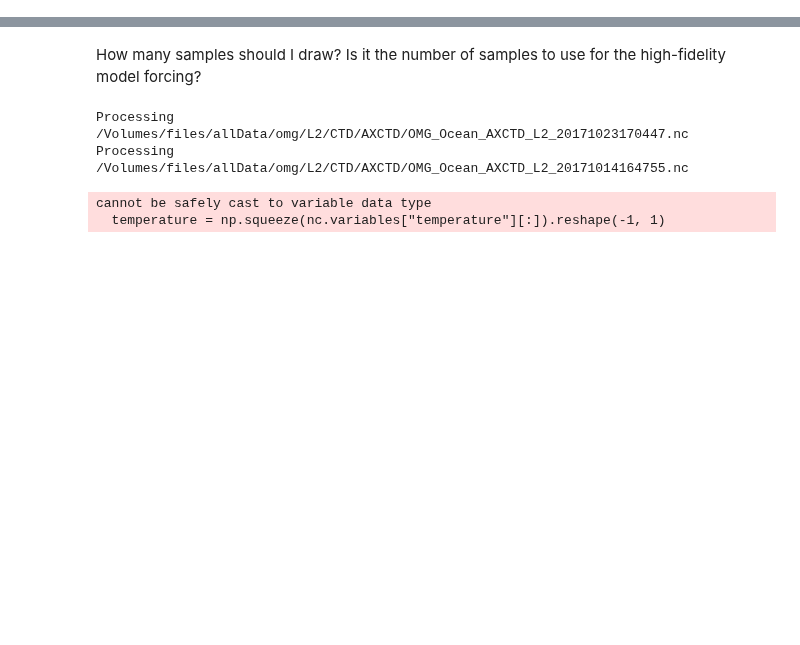
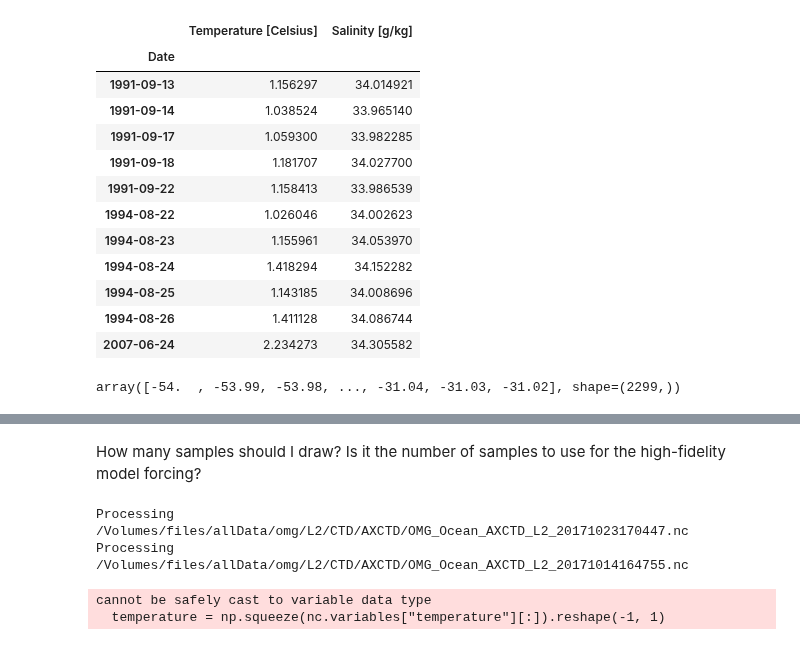
Before and after one commit to pism/pism-greenland, a Jupyter notebook: data_sets/ocean/sub_shelf_melt.ipynb, the cells around one changed output, grey strips where cells are left out. Cells and saved outputs as stored; diff of their text form; code cells hidden in the pictures; blank space fills up the shorter version.

```diff
--- a/data_sets/ocean/sub_shelf_melt.ipynb
+++ b/data_sets/ocean/sub_shelf_melt.ipynb
@@ -125,3 +190,24 @@ import pandas as pd
+# %%
+ginr
+# %% [output]
+|  | Temperature [Celsius] | Salinity [g/kg] |
+| Date |  |  |
+| 1991-09-13 | 1.156297 | 34.014921 |
+| 1991-09-14 | 1.038524 | 33.965140 |
+| 1991-09-17 | 1.059300 | 33.982285 |
+| 1991-09-18 | 1.181707 | 34.027700 |
+| 1991-09-22 | 1.158413 | 33.986539 |
+| 1994-08-22 | 1.026046 | 34.002623 |
+| 1994-08-23 | 1.155961 | 34.053970 |
+| 1994-08-24 | 1.418294 | 34.152282 |
+| 1994-08-25 | 1.143185 | 34.008696 |
+| 1994-08-26 | 1.411128 | 34.086744 |
+| 2007-06-24 | 2.234273 | 34.305582 |
+# %%
+resolution = 0.01
+np.arange(-54, -31 + resolution , resolution)
+# %% [output]
+array([-54.  , -53.99, -53.98, ..., -31.04, -31.03, -31.02], shape=(2299,))
 # %%
 ices = pd.read_csv("disko_bay_ices.csv")
 # %%
```
Also changed, not shown: parts of 6 cells of this notebook, 4 other files.
